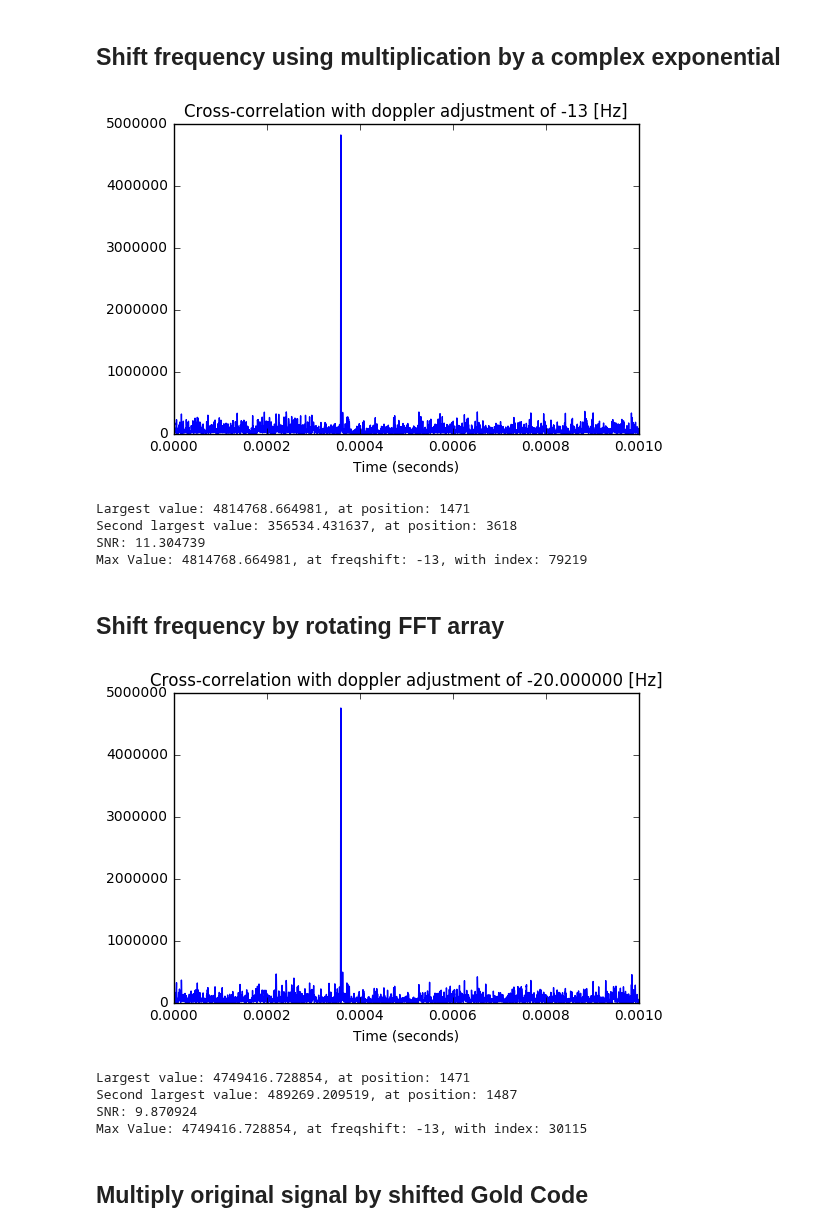
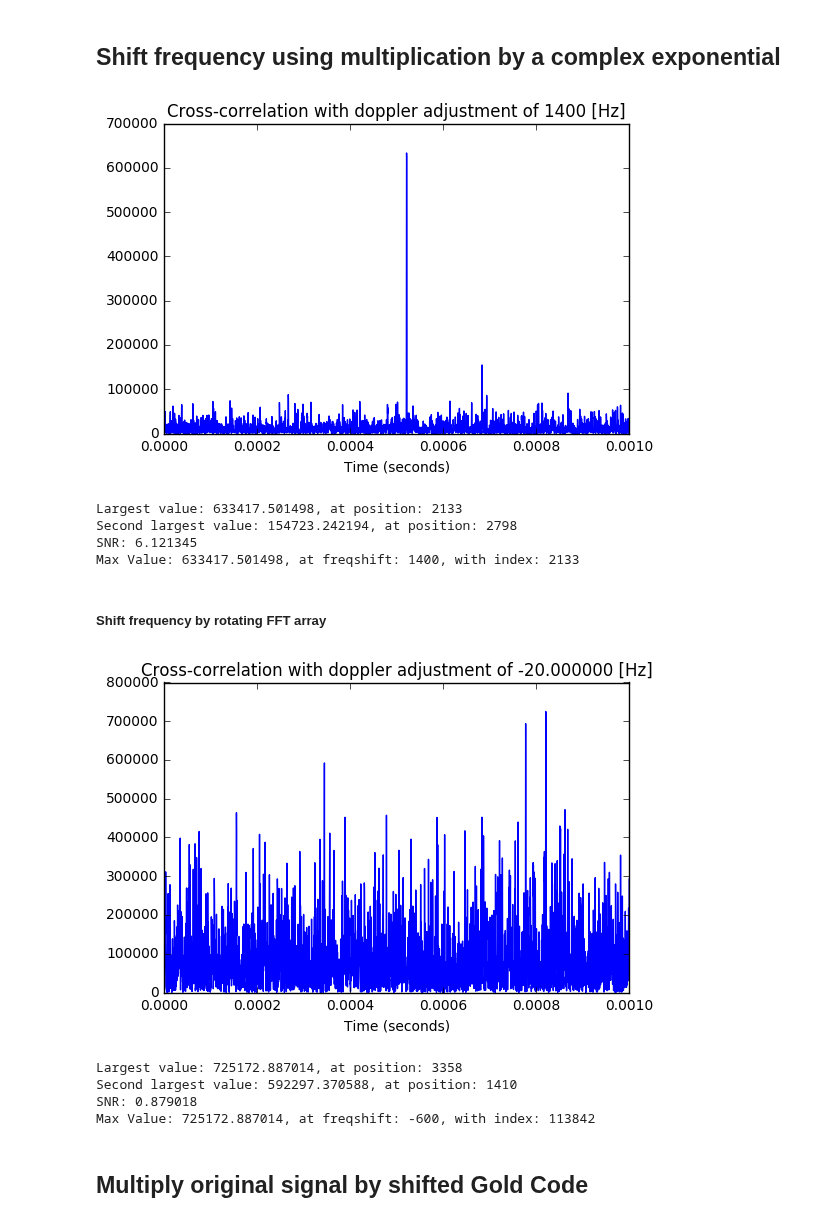
Before and after one commit to psas/gps, a Jupyter notebook: notebooks/Acquisition.ipynb, the cells around one changed output. Cells and saved outputs as stored; diff of their text form; code cells hidden in the pictures.

Commit message:
Working build of acquisition script with different satellites

```diff
--- a/notebooks/Acquisition.ipynb
+++ b/notebooks/Acquisition.ipynb
@@ -32,7 +32,7 @@ from GPSData import IQData
 fs = 4.092*10**6 # Sampling Frequency [Hz]
 NumberOfMilliseconds = 49
 #SampleLength = NumberOfMilliseconds*10**(-3) # Sample length in 1ms multiples
-SampleLength =0.050
+SampleLength =0.014
 BytesToSkip = 0
 
 data = IQData()
@@ -130,7 +134,7 @@ plt.show()
 #code = np.repeat(CodeGen.getCode(1023), 4)
 
 #Choose which satellite's C/A code is generated
-Satellite = 13
+Satellite = 15
 
 # Create list of C/A code Taps, for simpler sat selection",
 #sat = [(2,6),(3,7),(4,8),(5,9),(1,9),(2,6),(1,8),(2,9),(3,10),(2,3),(3,4),(5,6),(6,7),(7,8),(8,9),(9,10),(1,4),(2,5),(3,6),(4,7),(5,8),(6,9),(1,3),(4,6),(5,7),(6,8),(7,9),(8,10),(1,6),(2,7),(3,8),(4,9),(5,10),(4,10),(1,7),(2,8),(4,10)]
@@ -245,7 +249,8 @@ Max Value: 3997039.111111, at freqshift: 0, with index 124231
 # %% [markdown]
 ## Shift frequency using multiplication by a complex exponential
 # %%
-freqShift = -13 #[Hz] -20
+freqShift = 1400 #[Hz] -20
+
 
 # Initialize complex array
 CDataShifted = data.CData*np.exp(1j*2*np.pi*freqShift*data.t)
@@ -253,6 +258,7 @@ fftCDataShifted = np.fft.fft(CDataShifted,nfft)
 
 result = np.fft.ifft(GCConj * fftCDataShifted,nfft)
 resultSQ = np.real(result*np.conjugate(result))
+resultLog = 10*np.log10(resultSQ)
 
 plt.plot(t,resultSQ)
 plt.title("Cross-correlation with doppler adjustment of %d [Hz]"%(freqShift))
@@ -272,45 +278,46 @@ print("SNR: %f"%(ResultsSNR))
 
 print("Max Value: %f, at freqshift: %d, with index: %d"%(np.amax(resultSQ),freqShift,np.argmax(resultSQ)))
 # %% [output]
-[figure, old version]
+[figure, new version]
-Largest value: 4814768.664981, at position: 1471
-Second largest value: 356534.431637, at position: 3618
-SNR: 11.304739
-Max Value: 4814768.664981, at freqshift: -13, with index: 79219
+Largest value: 633417.501498, at position: 2133
+Second largest value: 154723.242194, at position: 2798
+SNR: 6.121345
+Max Value: 633417.501498, at freqshift: 1400, with index: 2133
 # %% [markdown]
-## Shift frequency by rotating FFT array
+##### Shift frequency by rotating FFT array
 # %%
 freqRoll = -1 #[Bin number (See BinWidth for frequency resolution)]
 
 # Initialize complex array
 fftCDataShifted = np.roll(np.fft.fft(data.CData,nfft),freqRoll)
 
 result = np.fft.ifft(GCConj * fftCDataShifted,nfft)
 resultSQ = np.real(result*np.conjugate(result))
+resultLog = 20*np.log10(np.abs(result))
 
 plt.plot(t,resultSQ)
 plt.title("Cross-correlation with doppler adjustment of %f [Hz]"%(freqRoll*BinWidth))
 plt.xlabel("Time (seconds)")
 
 # Zoom in to one ms
 xmin,xmax = plt.xlim()
 plt.xlim(xmin,xmin + 0.001)
 plt.show()
 
 # Search for largest value in 1 ms worth of data
 SecondLargestValue = GetSecondLargest(resultSQ[0:int(fs*0.001)])
 
 # Pseudo SNR
 ResultsSNR = 10*np.log10(np.amax(resultSQ)/SecondLargestValue)
 print("SNR: %f"%(ResultsSNR))
 
 print("Max Value: %f, at freqshift: %d, with index: %d"%(np.amax(resultSQ),freqShift,np.argmax(resultSQ)))
 # %% [output]
-[figure, old version]
+[figure, new version]
-Largest value: 4749416.728854, at position: 1471
-Second largest value: 489269.209519, at position: 1487
-SNR: 9.870924
-Max Value: 4749416.728854, at freqshift: -13, with index: 30115
+Largest value: 725172.887014, at position: 3358
+Second largest value: 592297.370588, at position: 1410
+SNR: 0.879018
+Max Value: 725172.887014, at freqshift: -600, with index: 113842
 # %% [markdown]
 ## Multiply original signal by shifted Gold Code
 # %%
```
Also changed, not shown: parts of 10 cells of this notebook.
